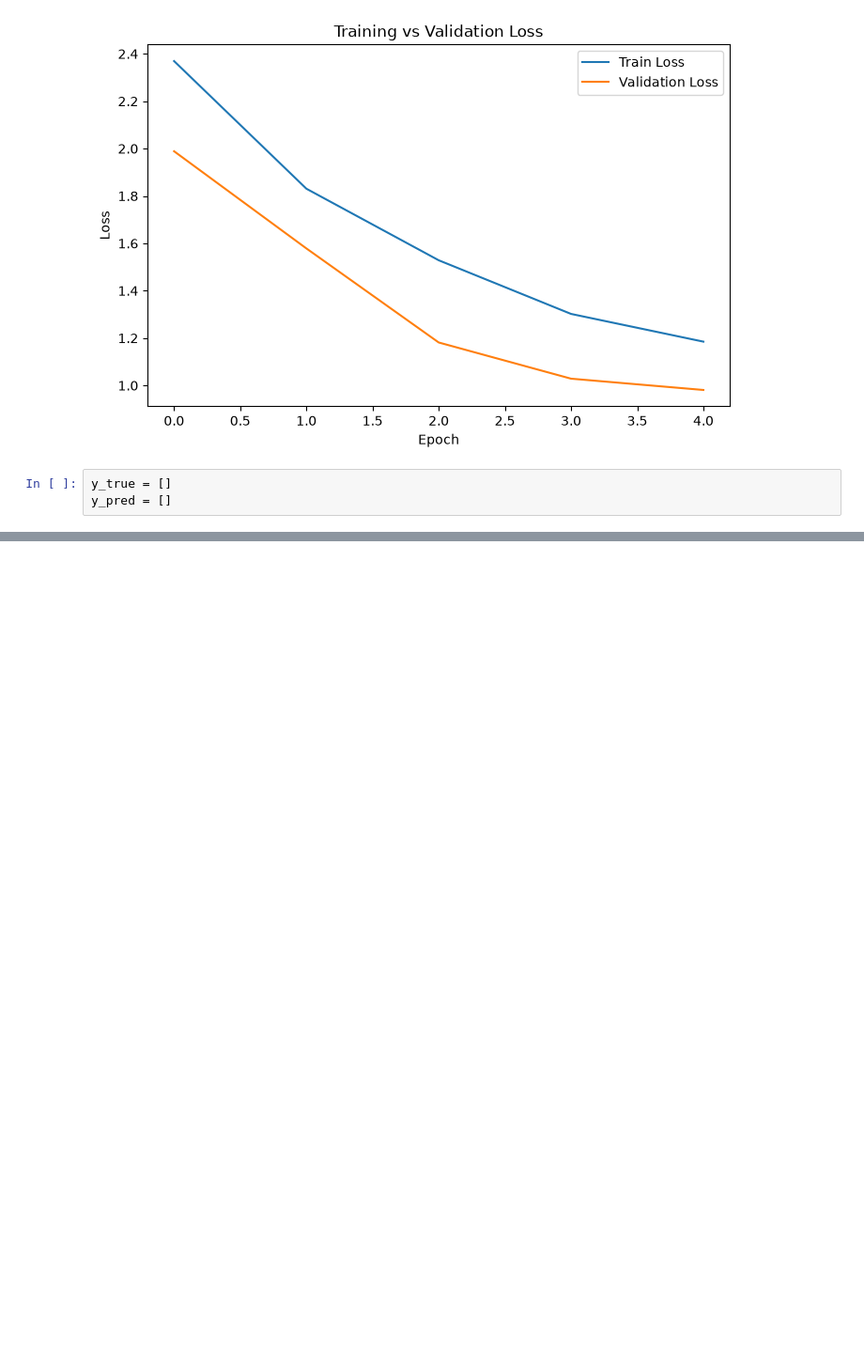
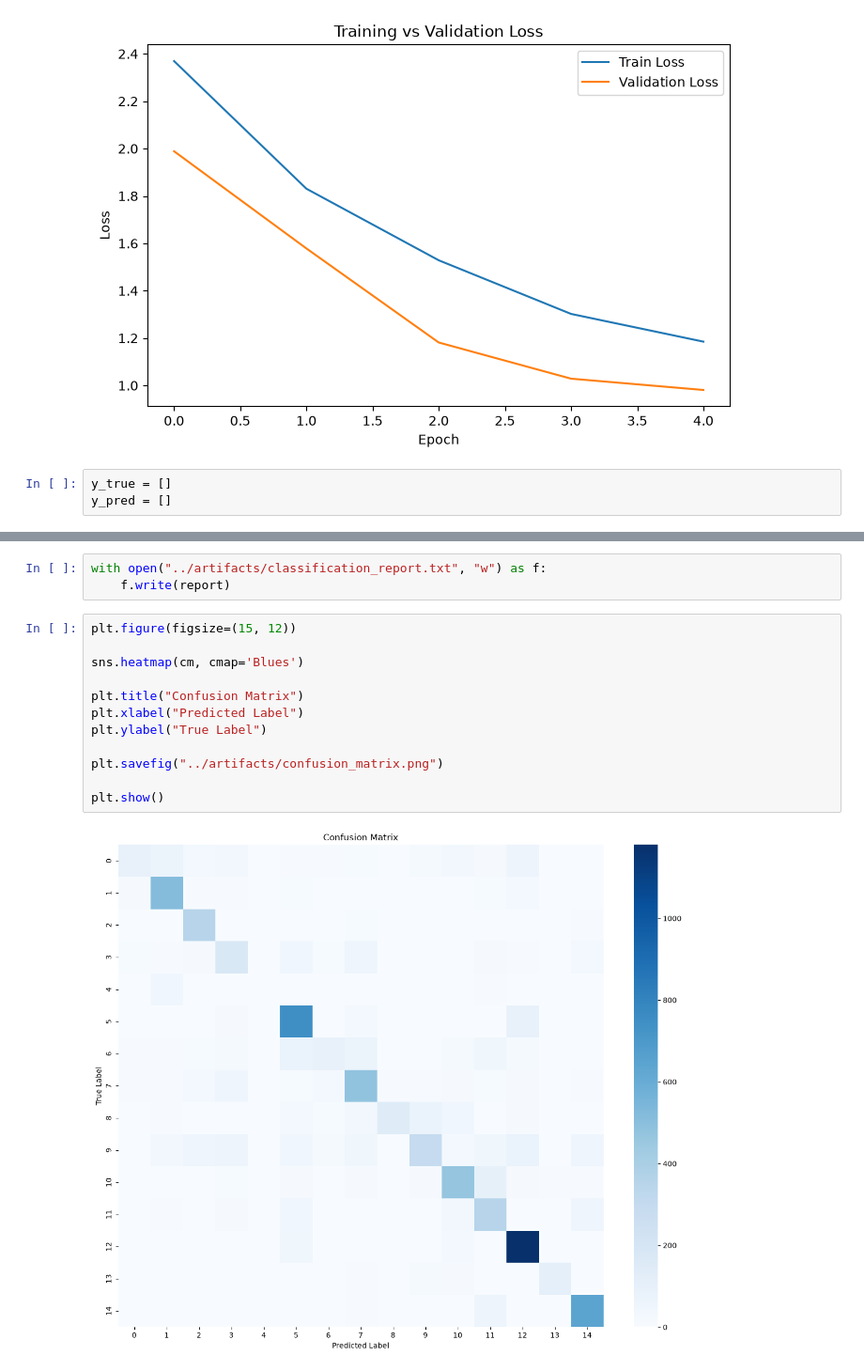
Before and after one commit to Huzaif9088/plant_disease_detection, a Jupyter notebook: notebooks/05_model_evaluation.ipynb, the cells around one changed output, grey strips where cells are left out. Shown at 94% size. Drawn from its saved outputs; the diff is of its cells as text; blank space fills up the shorter version.

```diff
--- a/notebooks/05_model_evaluation.ipynb
+++ b/notebooks/05_model_evaluation.ipynb
@@ -157,0 +245,17 @@ TypeError: 'module' object is not callable
+# %%
+with open("../artifacts/classification_report.txt", "w") as f:
+    f.write(report)
+# %%
+plt.figure(figsize=(15, 12))
+
+sns.heatmap(cm, cmap='Blues')
+
+plt.title("Confusion Matrix")
+plt.xlabel("Predicted Label")
+plt.ylabel("True Label")
+
+plt.savefig("../artifacts/confusion_matrix.png")
+
+plt.show()
+# %% [output]
+[figure, added]
```
Also changed, not shown: parts of 13 cells of this notebook.
